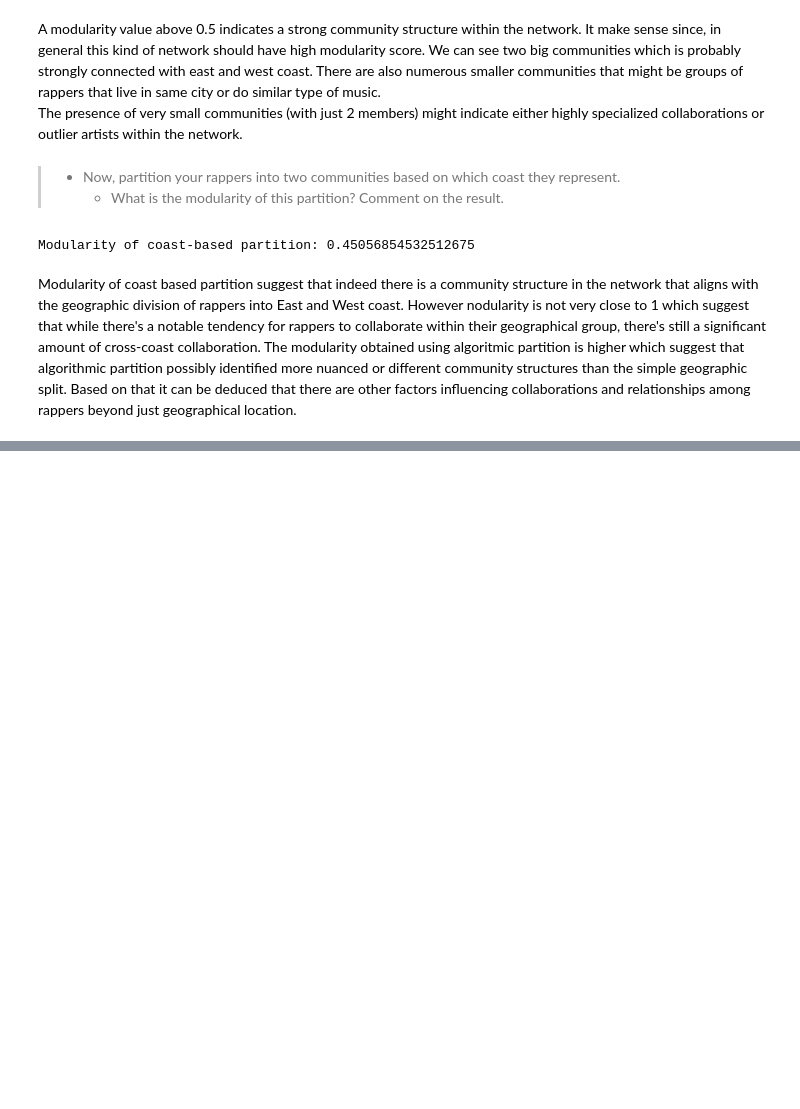
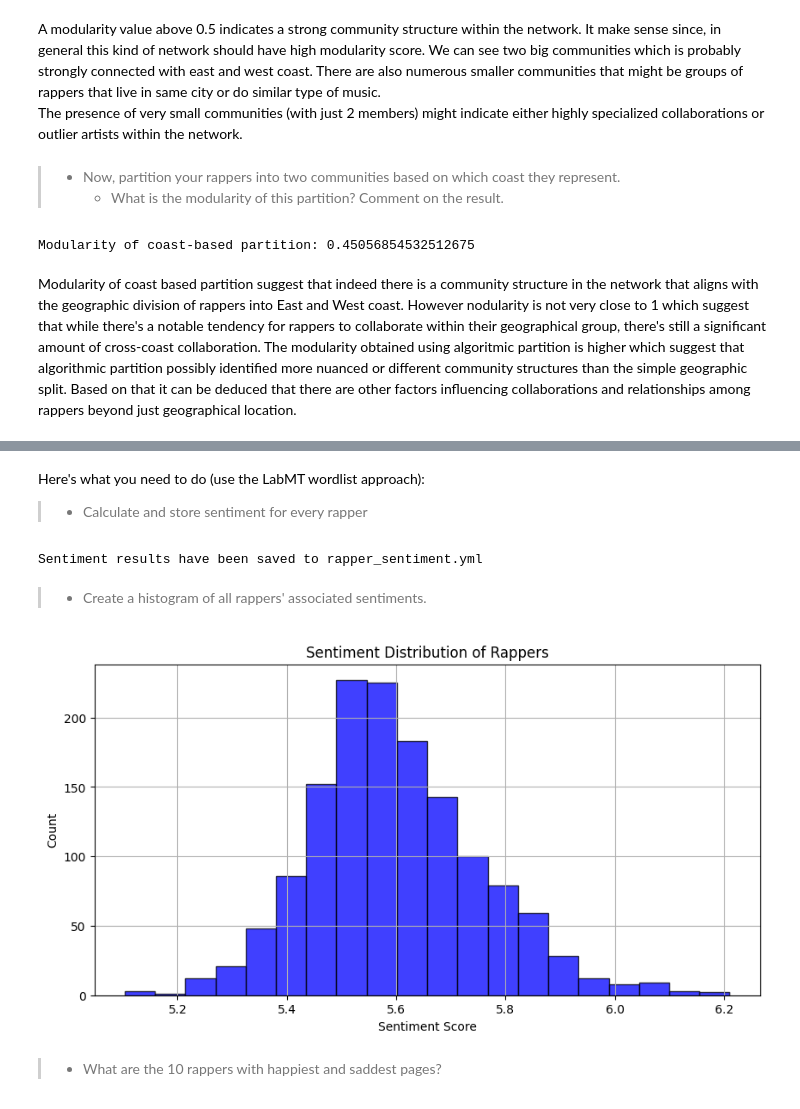
Before and after one commit to MrCogito/Social_Networks_2023, a Jupyter notebook: Assignment_2.ipynb, the cells around one changed output, grey strips where cells are left out. Cells and saved outputs as stored; diff of their text form; code cells hidden in the pictures; blank space fills up the shorter version.

```diff
--- a/Assignment_2.ipynb
+++ b/Assignment_2.ipynb
@@ -827,0 +839,3 @@ The modularity obtained using algoritmic partition is higher which suggest that
+# %% [markdown]
+Here's what you need to do (use the LabMT wordlist approach):
+> * Calculate and store sentiment for every rapper
@@ -827,0 +890,47 @@ The modularity obtained using algoritmic partition is higher which suggest that
+# %%
+import yaml
+labmt_data = load_labmt_data('Data_Set_S1.txt')
+
+def calculate_sentiment_for_rappers(token_dir, labmt_data):
+    results = {}
+
+    # Iterate through the token files
+    for filename in os.listdir(token_dir):
+        rapper_name = os.path.splitext(filename)[0]  # Extract the rapper's name from the filename
+        with open(os.path.join(token_dir, filename), 'r', encoding='utf-8') as file:
+            tokens = [line.strip() for line in file.readlines()]
+            sentiment = calculate_sentiment(tokens, labmt_data)
+            if sentiment is not None:
+                results[rapper_name] = sentiment
+
+    return results
+
+
+# Example usage:
+sentiment_results = calculate_sentiment_for_rappers(output_dir, labmt_data)
+
+# Store results in a YAML file
+output_file = 'rapper_sentiment.yml'
+with open(output_file, 'w', encoding='utf-8') as file:
+    yaml.dump(sentiment_results, file)
+
+print("Sentiment results have been saved to", output_file)
+# %% [output]
+Sentiment results have been saved to rapper_sentiment.yml
+# %% [markdown]
+> * Create a histogram of all rappers' associated sentiments.
+# %%
+# Extract sentiments as a list
+sentiments = list(sentiment_results.values())
+
+# Create a histogram
+plt.figure(figsize=(10, 5))
+plt.hist(sentiments, bins=20, alpha=0.75, color='blue', edgecolor='black')
+plt.title("Sentiment Distribution of Rappers")
+plt.xlabel("Sentiment Score")
+plt.ylabel("Count")
+plt.grid(True)
+# %% [output]
+[figure, added]
+# %% [markdown]
+> * What are the 10 rappers with happiest and saddest pages?
```
Also changed, not shown: parts of 24 cells of this notebook.
